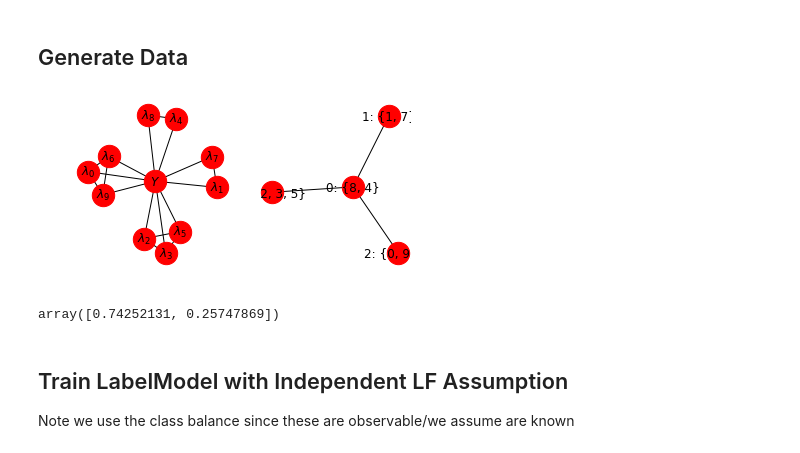
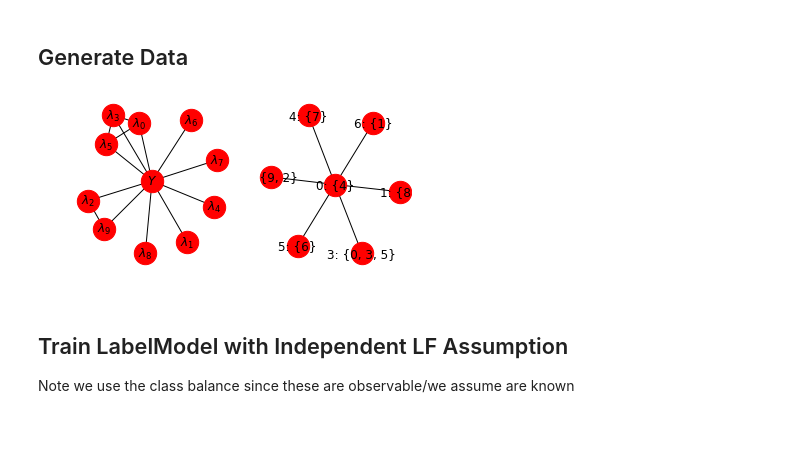
Before and after one commit to tridao/metal, a Jupyter notebook: notebooks/learn_deps_SPA.ipynb, the cells around one changed output. Saved outputs shown, nothing was run; the diff lists cells and outputs as text; code cells hidden in the pictures.

```diff
--- a/notebooks/learn_deps_SPA.ipynb
+++ b/notebooks/learn_deps_SPA.ipynb
@@ -39,43 +39,42 @@ The autoreload extension is already loaded. To reload it, use:
 # %% [markdown]
 ## Generate Data
 # %%
-N = 1000 #not used
+N = 10000 #not used
 M = 10
 K=2
-N_CLUSTERS = M-5
+N_CLUSTERS = M-1
 EDGE_PROB = 1.0
 HIGHER_ORDER_CLIQUES = False
 
 
 deps_graph = ClusterDependencies(M, N_CLUSTERS, edge_prob=EDGE_PROB)
 plt.figure(figsize=(6,3))
 plt.subplot(1,2,1)
 deps_graph.draw()
 
 data = DataGenerator(
     n=N,
     m=M,
     k=K,
     abstains=False,
     class_balance = [0.5, 0.5],
     deps_graph=deps_graph,
     param_ranges={
             "theta_acc_range": (0.1, 1),
-            "theta_edge_range": (0.75, 1),
+            "theta_edge_range": (0.1, 1),
         },
     higher_order_cliques=HIGHER_ORDER_CLIQUES
 )
 plt.subplot(1,2,2)
 data.jt.draw()
 # %% [output]
-[figure, old version]
+[figure, new version]
 # %%
 sigma_O = data.get_sigma_O()
 E_O = np.array([data.P_marginal(v) for i, v in data.jt.iter_observed()])
 class_balance = data.get_class_balance()
-class_balance
+
+L, Y = data.generate_label_matrix(N)
-# %% [output]
-array([0.74252131, 0.25747869])
 # %% [markdown]
 ## Train LabelModel with Independent LF Assumption
 Note we use the class balance since these are observable/we assume are known
```
Also changed, not shown: parts of 6 cells of this notebook, 2 other files.
